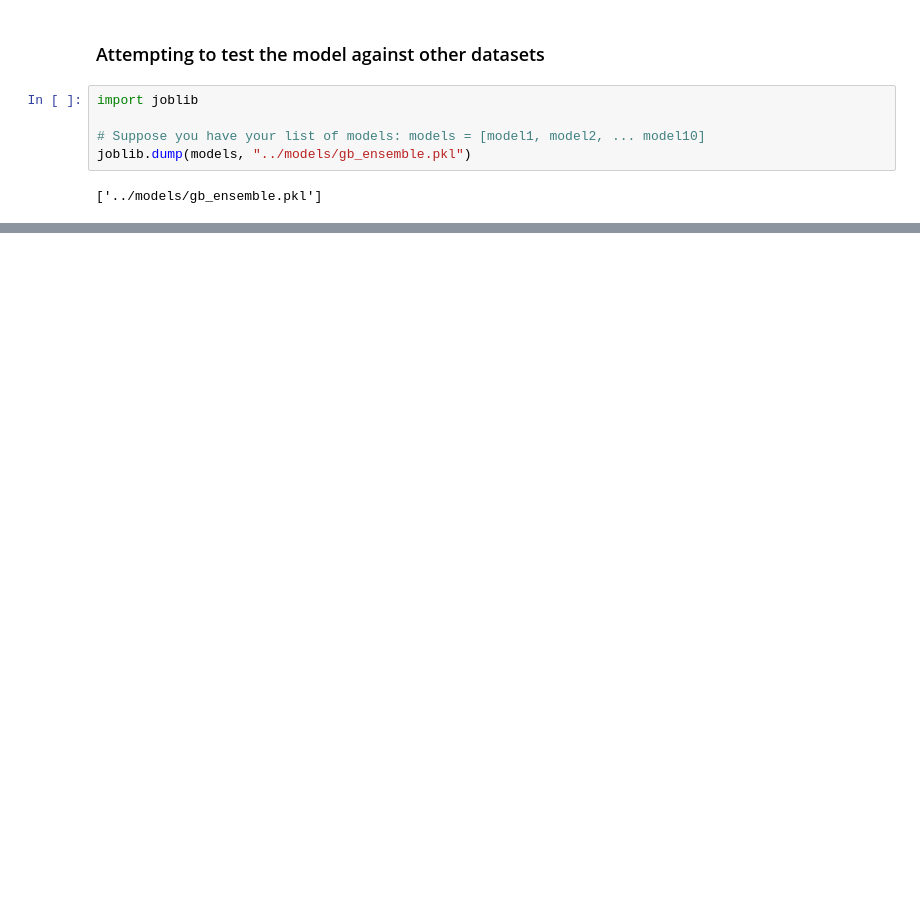
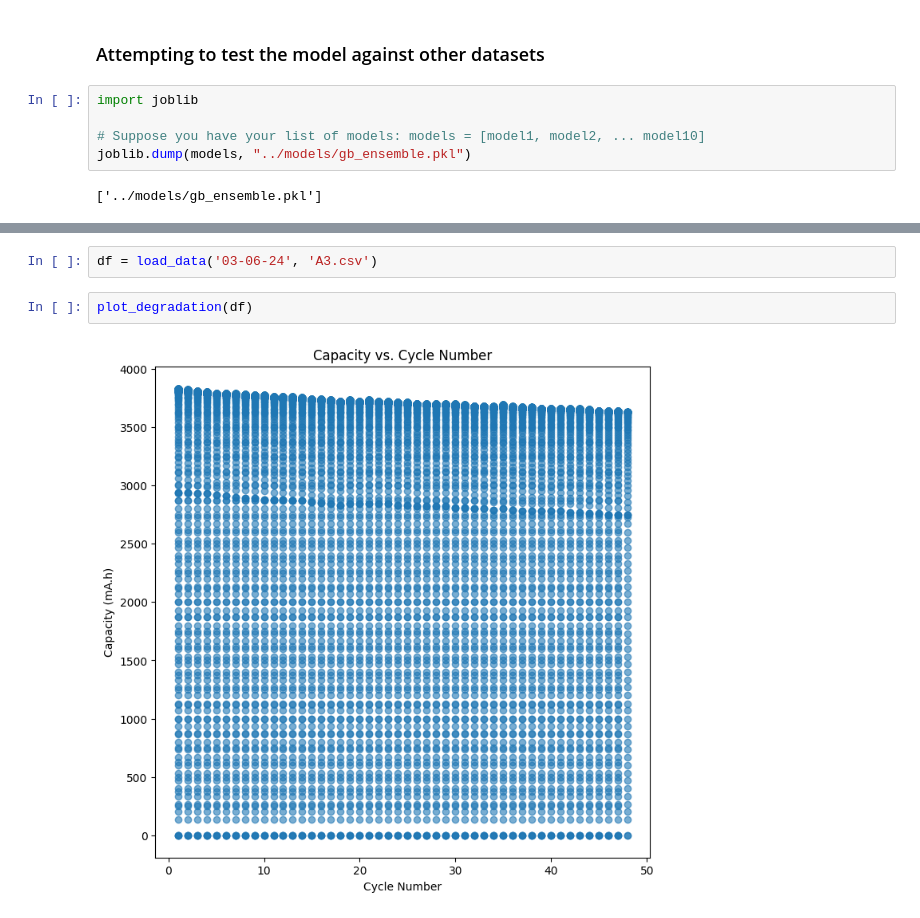
Before and after one commit to NithinJakrebet/eis-ml, a Jupyter notebook: notebooks/gradient_boosting.ipynb, the cells around one changed output, grey strips where cells are left out. Saved outputs shown, nothing was run; the diff lists cells and outputs as text; blank space fills up the shorter version.

```diff
--- a/notebooks/gradient_boosting.ipynb
+++ b/notebooks/gradient_boosting.ipynb
@@ -546,0 +477,6 @@ MAE on new data: 117.14915324664243
+# %%
+df = load_data('03-06-24', 'A3.csv')
+# %%
+plot_degradation(df)
+# %% [output]
+[figure, added]
```
Also changed, not shown: parts of 46 cells of this notebook, 4 other files.
